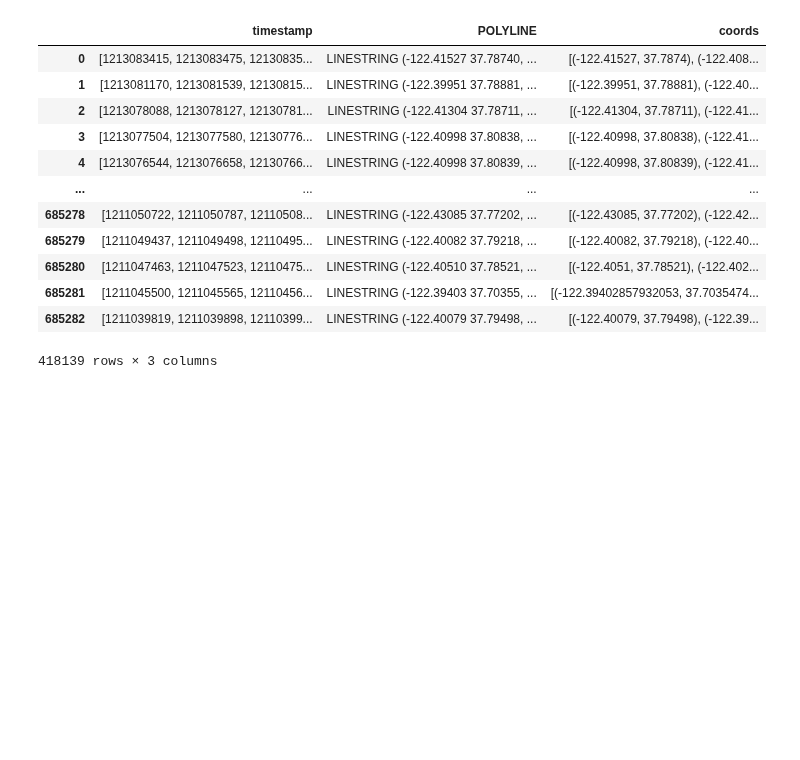
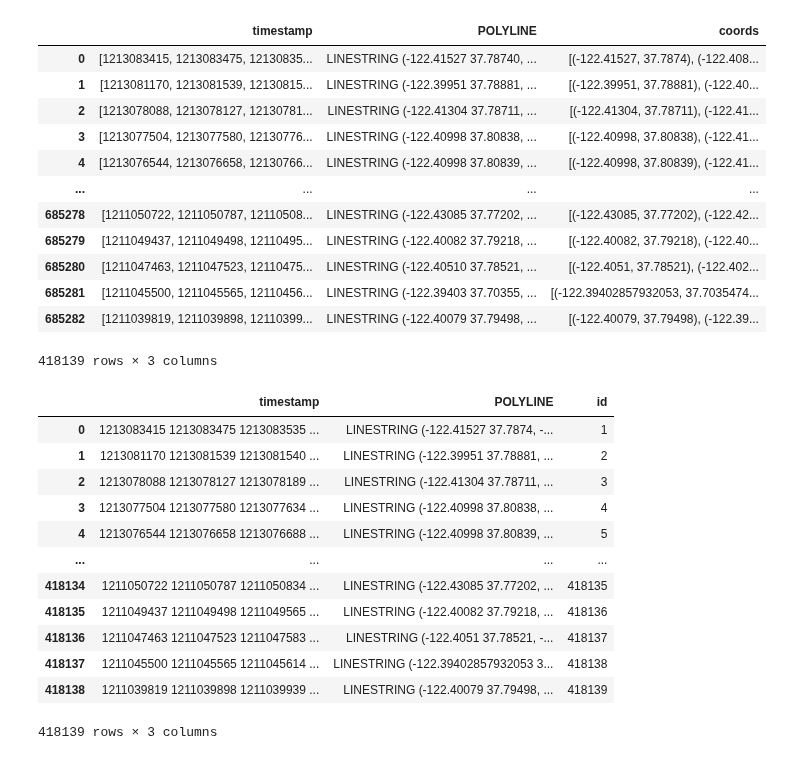
Before and after one commit to SwiftPredator/Trajectory-based-Road-Network-Representation-Learning, a Jupyter notebook: experiments/preprocess_sanfrancisco.ipynb, the cells around one changed output. Saved outputs shown, nothing was run; the diff lists cells and outputs as text; code cells hidden in the pictures; blank space fills up the shorter version.

```diff
--- a/experiments/preprocess_sanfrancisco.ipynb
+++ b/experiments/preprocess_sanfrancisco.ipynb
@@ -125,6 +123,21 @@ df_clipped["timestamp"] = df["timestamp"].str.replace(" ", ", ")
 df_clipped.to_csv("../datasets/trajectories/SF/mapped_id_poly_clipped.csv", sep=";", index=False)
 # %%
 df = pd.read_csv("../datasets/trajectories/SF/mapped_id_poly_clipped.csv", sep=";")
+df
+# %% [output]
+|  | timestamp | POLYLINE | id |
+| 0 | 1213083415 1213083475 1213083535 ... | LINESTRING (-122.41527 37.7874, -... | 1 |
+| 1 | 1213081170 1213081539 1213081540 ... | LINESTRING (-122.39951 37.78881, ... | 2 |
+| 2 | 1213078088 1213078127 1213078189 ... | LINESTRING (-122.41304 37.78711, ... | 3 |
+| 3 | 1213077504 1213077580 1213077634 ... | LINESTRING (-122.40998 37.80838, ... | 4 |
+| 4 | 1213076544 1213076658 1213076688 ... | LINESTRING (-122.40998 37.80839, ... | 5 |
+| ... | ... | ... | ... |
+| 418134 | 1211050722 1211050787 1211050834 ... | LINESTRING (-122.43085 37.77202, ... | 418135 |
+| 418135 | 1211049437 1211049498 1211049565 ... | LINESTRING (-122.40082 37.79218, ... | 418136 |
+| 418136 | 1211047463 1211047523 1211047583 ... | LINESTRING (-122.4051 37.78521, -... | 418137 |
+| 418137 | 1211045500 1211045565 1211045614 ... | LINESTRING (-122.39402857932053 3... | 418138 |
+| 418138 | 1211039819 1211039898 1211039939 ... | LINESTRING (-122.40079 37.79498, ... | 418139 |
+418139 rows × 3 columns
 # %%
 df["POLYLINE"] = df["POLYLINE"].swifter.apply(wkt.loads)
 gdf = gpd.GeoDataFrame(df, crs="epsg:4326", geometry="POLYLINE")
```
Also changed, not shown: parts of 9 cells of this notebook, 3 other files.
